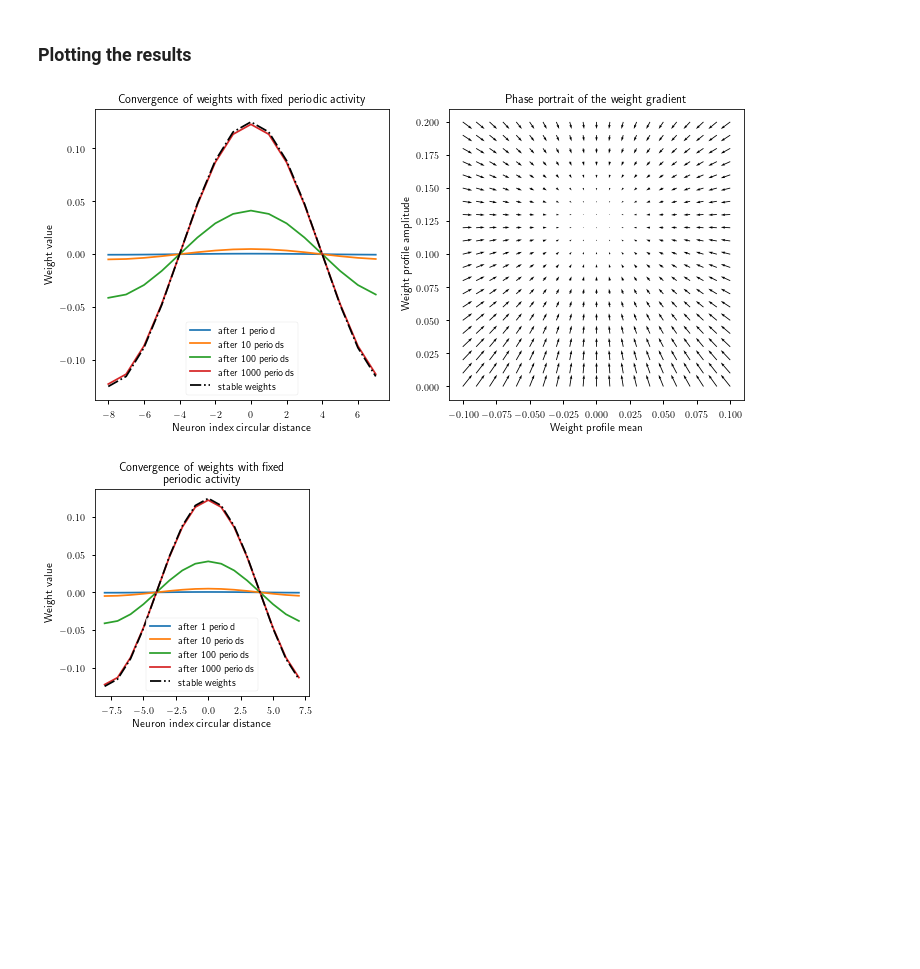
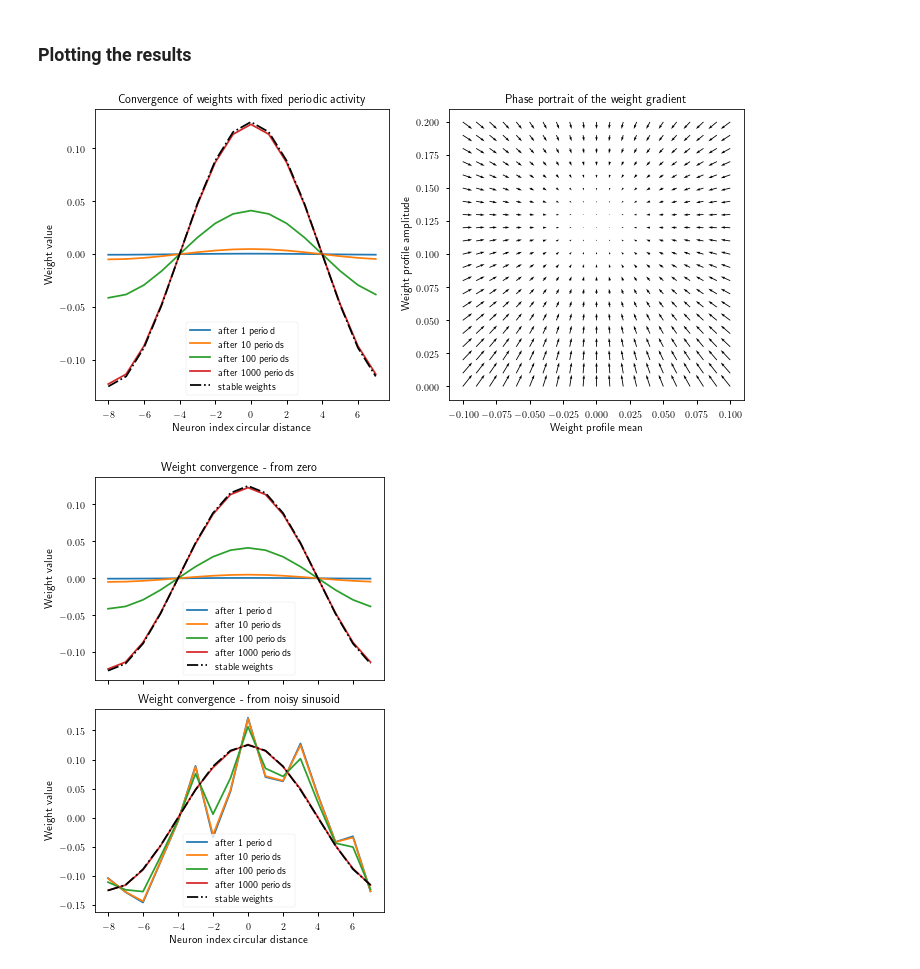
Before and after one commit to Dominic-DallOsto/insect-navigation-sinusoidal-optimality, a Jupyter notebook: sinusoidal Hebbian learning weights negative activity.ipynb, the cells around one changed output. Saved outputs shown, nothing was run; the diff lists cells and outputs as text; code cells hidden in the pictures; blank space fills up the shorter version.

Commit message:
Add noise corrupted weight recovery

```diff
--- a/sinusoidal Hebbian learning weights negative activity.ipynb
+++ b/sinusoidal Hebbian learning weights negative activity.ipynb
@@ -57,9 +57,12 @@ a = v_magnitude * np.cos(2*np.pi*neuron_indices/N) # a = ||v|| * F^-1{[1,0,0,...
 _lambda = 1/4*N*v_magnitude**2
 input = profile_to_matrix(a)
 # %%
-def simulate_and_plot_fixed_activity(a, eta=0.001, _lambda=5.0, plot=True, show=True):
+def simulate_and_plot_fixed_activity(a, W0=None, eta=0.001, _lambda=5.0, plot=True, show=True):
 	N = a.shape[1]
-	W = np.zeros((N,N))
+	if W0 is None:
+		W = np.zeros((N,N))
+	else:
+		W = W0.copy()
 
 	delta_W_trace = []
 	W_trace = []
@@ -183,7 +186,9 @@ plt.show()
 ### Plotting the results
 # %%
 eta=0.001
+W0 = profile_to_matrix(get_cosine_from_fourier_spectrum(fill_fourier_modes_up_to_N_without_DC(1, N))) + 0.2*np.random.randn(N,N)
 W, delta_W_trace, W_trace = simulate_and_plot_fixed_activity(np.tile(input, (1000,1)), plot=False, _lambda=_lambda, eta=eta)
+W_noise, delta_W_trace_noise, W_trace_noise = simulate_and_plot_fixed_activity(np.tile(input, (1000,1)), W0=W0, plot=False, _lambda=_lambda, eta=eta)
 
 fig, axs = plt.subplots(1, 2, figsize=(10,5))
 plt.sca(axs[0])
@@ -196,34 +201,49 @@ axs[0].legend(['after 1 period','after 10 periods','after 100 periods','after 10
 # handles, labels = axs[0].get_legend_handles_labels()
 # axs[0].legend(handles[::-1], labels[::-1])
 plt.title(f'Convergence of weights with fixed periodic activity')
 plt.ylabel('Weight value')
 plt.xlabel('Neuron index circular distance')
 
 plt.sca(axs[1])
 plt.quiver(mu_grid, amp_grid, mu_grad.T, amp_grad.T)
 plt.xlabel('Weight profile mean')
 plt.ylabel('Weight profile amplitude')
 plt.title('Phase portrait of the weight gradient')
 plt.tight_layout()
 plt.savefig('plots/hebbian-learning-fixed-activity-negative-activity.pdf')
 plt.show()
 
-# Just the left figure
-plt.figure(figsize=(4,4))
+# Just the left figure, also with weight perturbation noise rejection
+fig, axs = plt.subplots(2, 1, figsize=(5,7), sharex=True)
+plt.sca(axs[0])
 plot_circulant_matrix_as_profile(W_trace[N*1-1,:,:], plot_stddev=False, roll=True, show=False)
 plot_circulant_matrix_as_profile(W_trace[N*10-1,:,:], plot_stddev=False, roll=True, show=False)
 plot_circulant_matrix_as_profile(W_trace[N*100-1,:,:], plot_stddev=False, roll=True, show=False)
 plot_circulant_matrix_as_profile(W_trace[N*1000-1,:,:], plot_stddev=False, roll=True, show=False)
 plt.plot(neuron_indices-N//2, np.roll(get_cosine_from_fourier_spectrum(fill_fourier_modes_up_to_N_without_DC(1, N)), N//2), 'k-.')
 plt.legend(['after 1 period','after 10 periods','after 100 periods','after 1000 periods','stable weights'])
 # handles, labels = plt.gca().get_legend_handles_labels()
 # plt.legend(handles[::-1], labels[::-1])
-plt.title(f'Convergence of weights with fixed\nperiodic activity')
+plt.title(f'Weight convergence - from zero')
+plt.ylabel('Weight value')
+# plt.xlabel('Neuron index circular distance')
+
+plt.sca(axs[1])
+plot_circulant_matrix_as_profile(W_trace_noise[N*1-1,:,:], plot_stddev=False, roll=True, show=False)
+plot_circulant_matrix_as_profile(W_trace_noise[N*10-1,:,:], plot_stddev=False, roll=True, show=False)
+plot_circulant_matrix_as_profile(W_trace_noise[N*100-1,:,:], plot_stddev=False, roll=True, show=False)
+plot_circulant_matrix_as_profile(W_trace_noise[N*1000-1,:,:], plot_stddev=False, roll=True, show=False)
+plt.plot(neuron_indices-N//2, np.roll(get_cosine_from_fourier_spectrum(fill_fourier_modes_up_to_N_without_DC(1, N)), N//2), 'k-.')
+plt.legend(['after 1 period','after 10 periods','after 100 periods','after 1000 periods','stable weights'])
+# handles, labels = plt.gca().get_legend_handles_labels()
+# plt.legend(handles[::-1], labels[::-1])
+plt.title(f'Weight convergence - from noisy sinusoid')
 plt.ylabel('Weight value')
 plt.xlabel('Neuron index circular distance')
+
 plt.tight_layout()
 plt.savefig('plots/hebbian-learning-fixed-activity-negative-activity-weight-convergence.pdf')
 plt.show()
 # %% [output]
 [figure]
-[figure, old version]
+[figure, new version]
```
Also changed, not shown: 2 other files.
